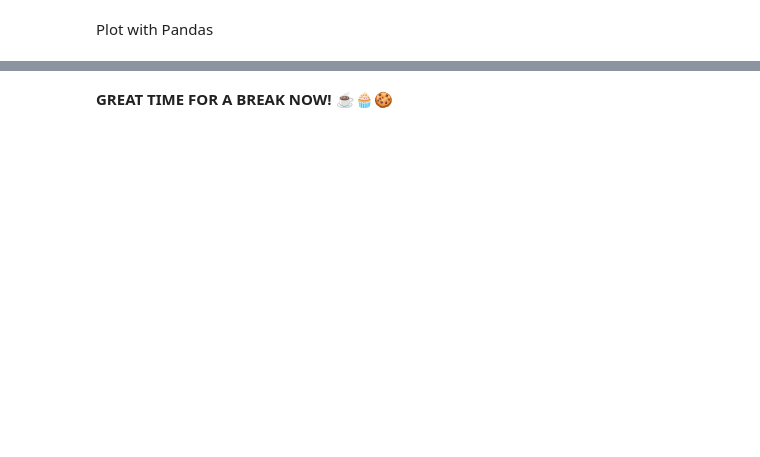
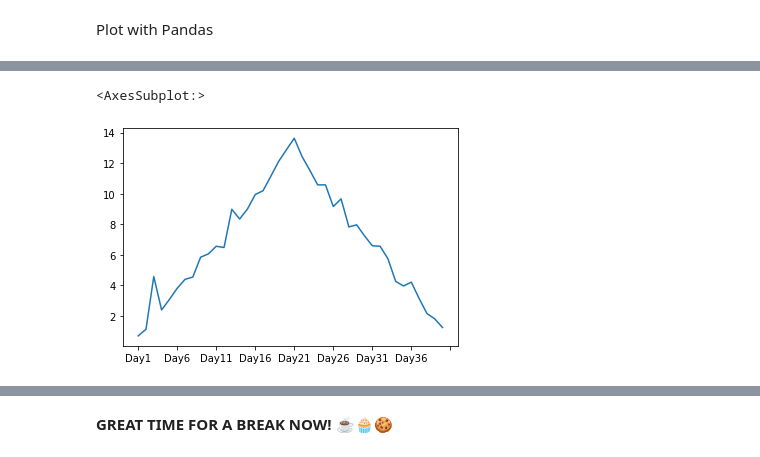
Before and after one commit to leriomaggio/python-data-science, a Jupyter notebook: working_notebook_scientific_python-livecoding.ipynb, the cells around one changed output, grey strips where cells are left out. Saved outputs shown, nothing was run; the diff lists cells and outputs as text; code cells hidden in the pictures; blank space fills up the shorter version.

```diff
--- a/working_notebook_scientific_python-livecoding.ipynb
+++ b/working_notebook_scientific_python-livecoding.ipynb
@@ -692,0 +1158,5 @@ Plot with Pandas
+# %%
+inf_dataframe.mean(axis=0).plot()
+# %% [output]
+<AxesSubplot:>
+[figure, added]
```
Also changed, not shown: parts of 65 cells of this notebook.
